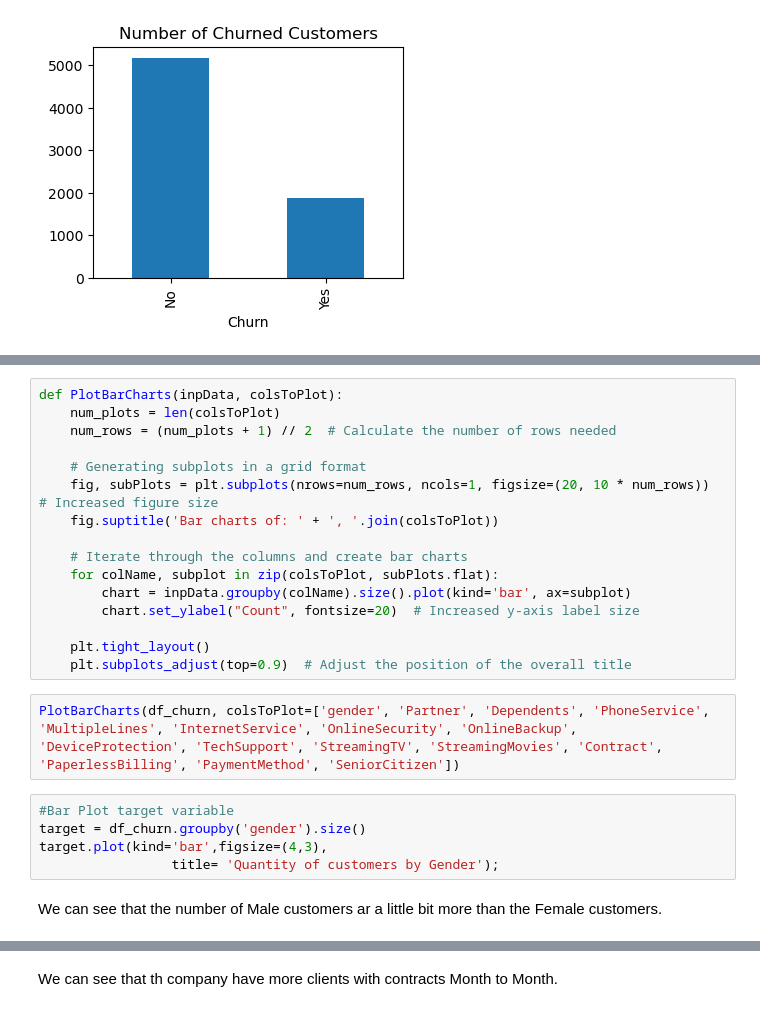
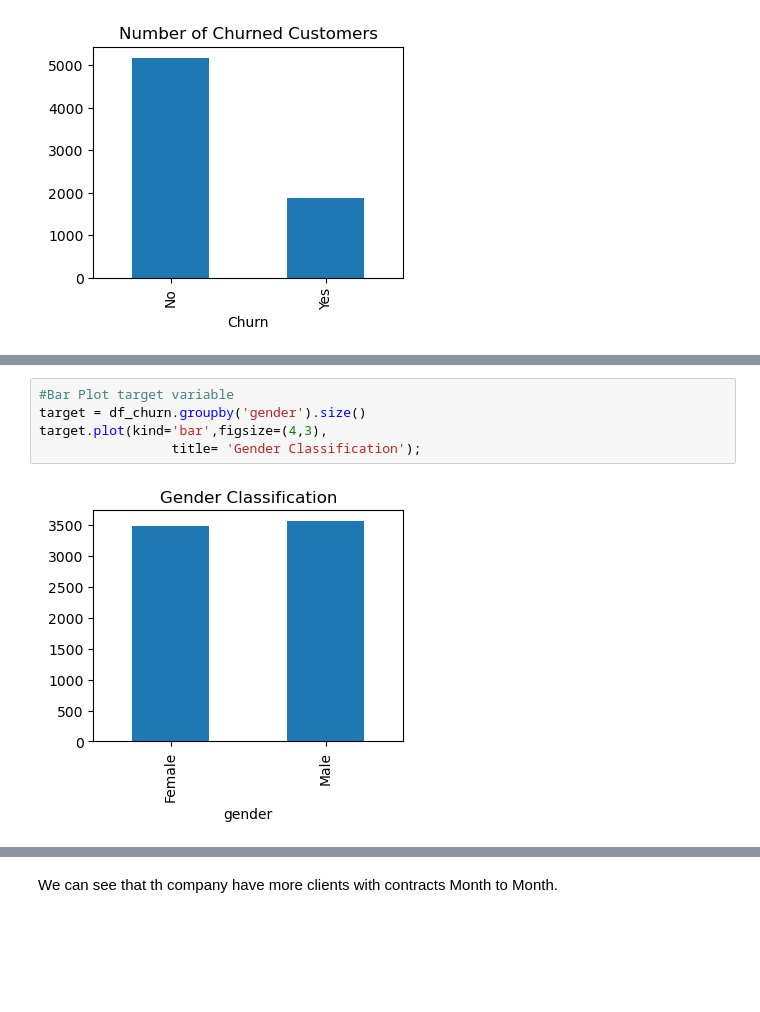
Before and after one commit to mijailbv/Churn_Prediction-Strategic_Thinking, a Jupyter notebook: Oficial.ipynb, the cells around one changed output, grey strips where cells are left out. Cells and saved outputs as stored; diff of their text form; blank space fills up the shorter version.

Commit message:
Actualization of charts

```diff
--- a/Oficial.ipynb
+++ b/Oficial.ipynb
@@ -182,25 +177,7 @@ print(object_columns)
-# %%
-def PlotBarCharts(inpData, colsToPlot):
-    num_plots = len(colsToPlot)
-    num_rows = (num_plots + 1) // 2  # Calculate the number of rows needed
-
-    # Generating subplots in a grid format
-    fig, subPlots = plt.subplots(nrows=num_rows, ncols=1, figsize=(20, 10 * num_rows))  # Increased figure size
-    fig.suptitle('Bar charts of: ' + ', '.join(colsToPlot))
-
-    # Iterate through the columns and create bar charts
-    for colName, subplot in zip(colsToPlot, subPlots.flat):
-        chart = inpData.groupby(colName).size().plot(kind='bar', ax=subplot)
-        chart.set_ylabel("Count", fontsize=20)  # Increased y-axis label size
-
-    plt.tight_layout()
-    plt.subplots_adjust(top=0.9)  # Adjust the position of the overall title
-# %%
-PlotBarCharts(df_churn, colsToPlot=['gender', 'Partner', 'Dependents', 'PhoneService', 'MultipleLines', 'InternetService', 'OnlineSecurity', 'OnlineBackup', 'DeviceProtection', 'TechSupport', 'StreamingTV', 'StreamingMovies', 'Contract', 'PaperlessBilling', 'PaymentMethod', 'SeniorCitizen'])
-# %%
-#Bar Plot target variable
-target = df_churn.groupby('gender').size()
-target.plot(kind='bar',figsize=(4,3),
-                 title= 'Quantity of customers by Gender');
-# %% [markdown]
-We can see that the number of Male customers ar a little bit more than the Female customers.
+# %%
+#Bar Plot target variable
+target = df_churn.groupby('gender').size()
+target.plot(kind='bar',figsize=(4,3),
+                 title= 'Gender Classification');
+# %% [output]
+[figure, added]
```
Also changed, not shown: parts of 11 cells of this notebook.
